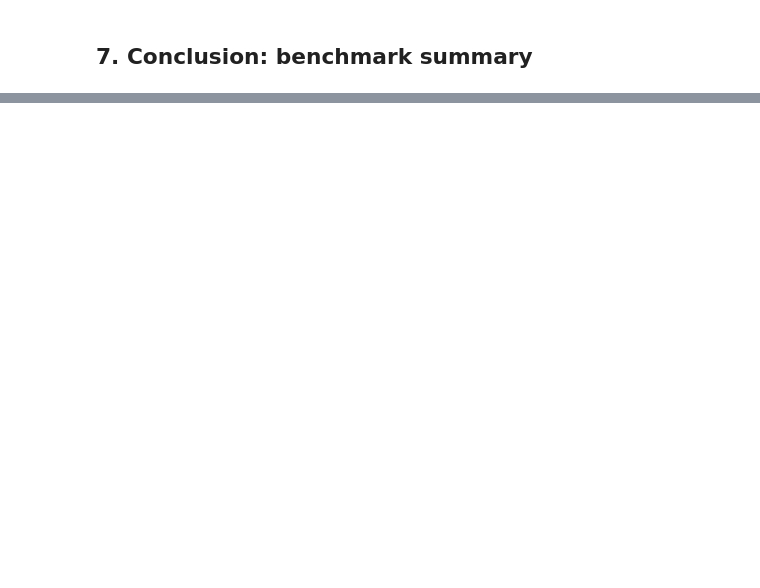
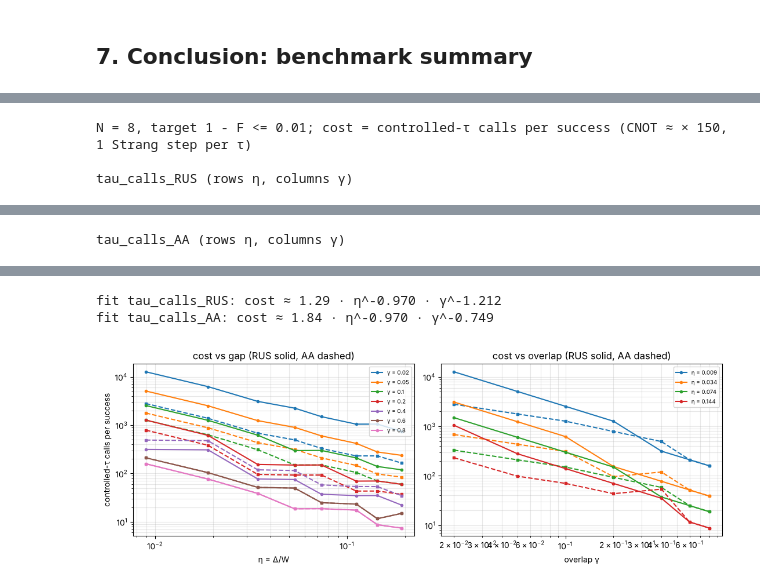
Before and after one commit to aaronseymour7/CLAUDE, a Jupyter notebook: ORNL/filter_walkthrough.ipynb, the cells around one changed output, grey strips where cells are left out. Drawn from its saved outputs; the diff is of its cells as text; code cells hidden in the pictures; blank space fills up the shorter version.

```diff
--- a/ORNL/filter_walkthrough.ipynb
+++ b/ORNL/filter_walkthrough.ipynb
@@ -598,0 +633,74 @@ cheapest per success: QETU + AA  (6576 CNOT, 3590 non-Clifford Rz, 9 qubits);  S
+# %%
+import pandas as pd, matplotlib.pyplot as plt
+from IPython.display import display
+# ---- gap vs overlap study: trial = EXACT ground state + staggered Rz (full control of γ), exact evolution
+STUDY_DELTAS = [-0.2, -0.15, -0.1, -0.05, 0.0, 0.1, 0.2, 0.4]       # sets η = Δ/W
+STUDY_GAMMAS = [0.02, 0.05, 0.1, 0.2, 0.4, 0.6, 0.8]
+CNOT_PER_TAU = 6 * ((2 * (2 * N - 3) - 2) * 1 + 1)                    # one Strang step per τ (cell 6 model)
+
+def cheapest(Hs_e, eta_, c):
+    # min over (K, r) with 1 - F <= EPS of the cost per success, RUS and AA (τ-calls; AA reflections not counted)
+    best = {"RUS": (np.inf,), "AA": (np.inf,)}
+    for K_ in range(1, 15):
+        f = np.prod([np.cos(2 ** k * np.pi / (1 + eta_) * Hs_e) for k in range(K_)], axis=0)
+        fr = np.ones_like(f)
+        for r_ in range(1, 11):
+            fr = fr * f
+            p = np.sum(abs(c * fr) ** 2)
+            if p < 1e-300 or 1 - abs(c[0] * fr[0]) ** 2 / p > EPS:
+                continue
+            d_ = r_ * (2 ** K_ - 1)
+            th = np.arcsin(np.sqrt(p)); kk = int(round(np.pi / (4 * th) - 0.5))
+            for name, cost in (("RUS", d_ / p), ("AA", (2 * kk + 1) * d_ / np.sin((2 * kk + 1) * th) ** 2)):
+                if cost < best[name][0]:
+                    best[name] = (cost, K_, r_, p)
+            break                                                     # more r at this K only costs more
+    return best
+
+rows = []
+for dl in STUDY_DELTAS:
+    E_, V_ = np.linalg.eigh(hamiltonian(dl))
+    W_, eta_ = E_[-1] - E_[0], (E_[1] - E_[0]) / (E_[-1] - E_[0])
+    Hs_e, gs = (E_ - E_[0]) / W_, V_[:, 0]
+    for gam in STUDY_GAMMAS:
+        f = lambda e: abs(np.vdot(gs, np.exp(-1j * e * stag) * gs)) ** 2
+        es = np.linspace(0, 1.5, 301); top = es[np.argmax(np.diff([f(e) for e in es]) > 0)]
+        e_ = brentq(lambda e: f(e) - gam, 0, top)
+        c = V_.conj().T @ (np.exp(-1j * e_ * stag) * gs)
+        b = cheapest(Hs_e, eta_, c)
+        rows.append(dict(delta=dl, eta=eta_, gamma=gam, eps_knob=e_, K=b["RUS"][1], r=b["RUS"][2], p=b["RUS"][3],
+                         tau_calls_RUS=b["RUS"][0], tau_calls_AA=b["AA"][0]))
+study = pd.DataFrame(rows)
+study["CNOT_RUS"] = study.tau_calls_RUS * CNOT_PER_TAU
+study["CNOT_AA"] = study.tau_calls_AA * CNOT_PER_TAU
+
+print(f"N = {N}, target 1 - F <= {EPS}; cost = controlled-τ calls per success (CNOT ≈ × {CNOT_PER_TAU}, 1 Strang step per τ)")
+for col in ("tau_calls_RUS", "tau_calls_AA"):
+    print(f"\n{col} (rows η, columns γ)")
+    display(study.pivot(index="eta", columns="gamma", values=col).round(1))
+
+fits = {}
+for col in ("tau_calls_RUS", "tau_calls_AA"):
+    Xf = np.column_stack([np.ones(len(study)), -np.log(study.eta), -np.log(study.gamma)])
+    coef = np.linalg.lstsq(Xf, np.log(study[col]), rcond=None)[0]
+    fits[col] = coef
+    print(f"fit {col}: cost ≈ {np.exp(coef[0]):.3g} · η^-{coef[1]:.3f} · γ^-{coef[2]:.3f}")
+
+fig, ax = plt.subplots(1, 2, figsize=(11, 4))
+for gam in STUDY_GAMMAS:
+    s = study[study.gamma == gam]
+    l, = ax[0].loglog(s.eta, s.tau_calls_RUS, "o-", ms=3, label=f"γ = {gam}")
+    ax[0].loglog(s.eta, s.tau_calls_AA, "s--", ms=3, color=l.get_color())
+for et in sorted(study.eta.unique())[::2]:
+    s = study[study.eta == et]
+    l, = ax[1].loglog(s.gamma, s.tau_calls_RUS, "o-", ms=3, label=f"η = {et:.3f}")
+    ax[1].loglog(s.gamma, s.tau_calls_AA, "s--", ms=3, color=l.get_color())
+ax[0].set(xlabel="η = Δ/W", ylabel="controlled-τ calls per success", title="cost vs gap (RUS solid, AA dashed)")
+ax[1].set(xlabel="overlap γ", title="cost vs overlap (RUS solid, AA dashed)")
+for a_ in ax:
+    a_.grid(alpha=0.3, which="both"); a_.legend(fontsize=7)
+fig.tight_layout(); plt.show()
+# %% [output]
+N = 8, target 1 - F <= 0.01; cost = controlled-τ calls per success (CNOT ≈ × 150, 1 Strang step per τ)
+
+tau_calls_RUS (rows η, columns γ)
@@ -598,0 +717 @@ cheapest per success: QETU + AA  (6576 CNOT, 3590 non-Clifford Rz, 9 qubits);  S
+tau_calls_AA (rows η, columns γ)
@@ -598,0 +728,3 @@ cheapest per success: QETU + AA  (6576 CNOT, 3590 non-Clifford Rz, 9 qubits);  S
+fit tau_calls_RUS: cost ≈ 1.29 · η^-0.970 · γ^-1.212
+fit tau_calls_AA: cost ≈ 1.84 · η^-0.970 · γ^-0.749
+[figure, added]
```
Also changed, not shown: parts of 14 cells of this notebook.
